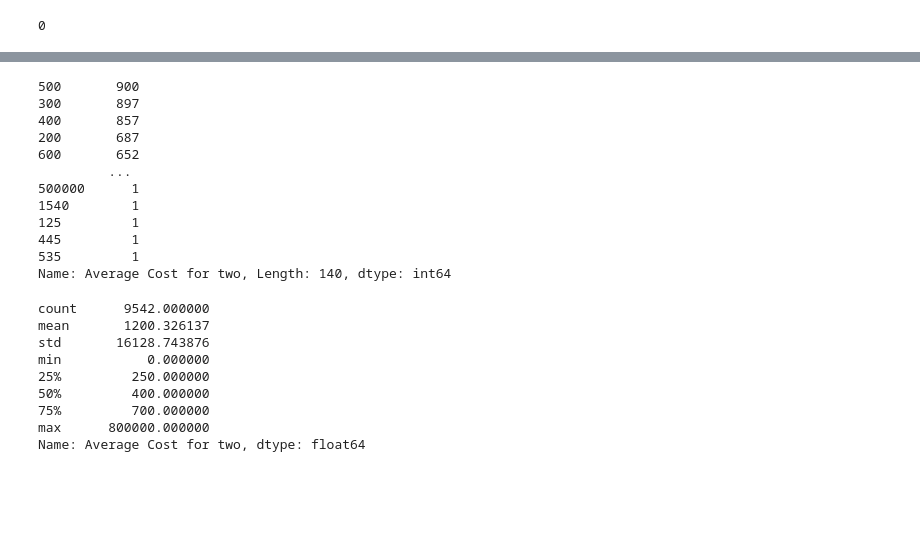
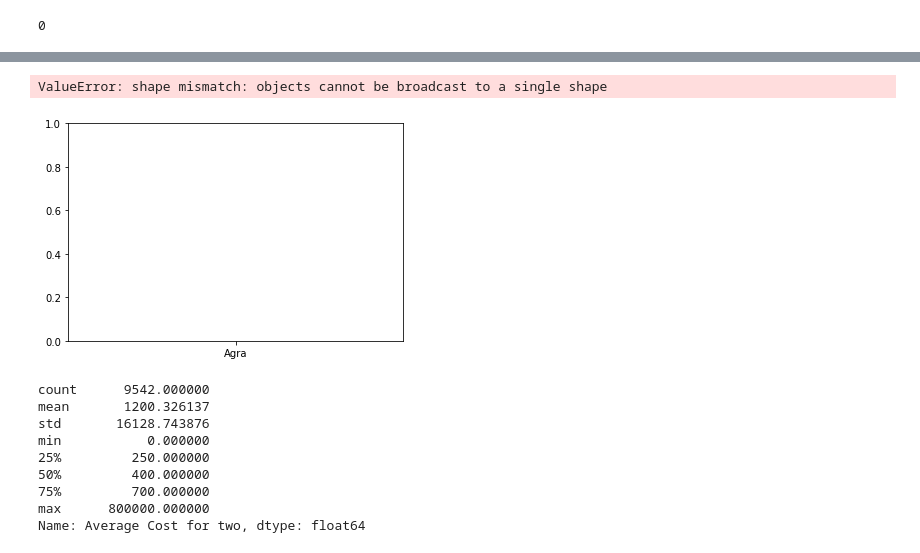
Before and after one commit to kaminithakur1995/pyhton, a Jupyter notebook: Zomato Restaurant.ipynb, the cells around one changed output, grey strips where cells are left out. Cells and saved outputs as stored; diff of their text form; code cells hidden in the pictures; blank space fills up the shorter version.

```diff
--- a/Zomato Restaurant.ipynb
+++ b/Zomato Restaurant.ipynb
@@ -101,18 +148,11 @@ memory usage: 1.1+ MB
 # %%
-zomato['Average Cost for two'].value_counts()
+# zomato[zomato['Country Code']==1]['Average Cost for two'].unique()
+
+# zomato[zomato['Country Code']==1]['City'].unique().tolist()
+plt.bar(zomato[zomato['Country Code']==1]['City'].unique().tolist(),zomato[zomato['Country Code']==1]['Average Cost for two'].unique().tolist())
 # %% [output]
-500       900
-300       897
-400       857
-200       687
-600       652
-         ...
-500000      1
-1540        1
-125         1
-445         1
-535         1
-Name: Average Cost for two, Length: 140, dtype: int64
+ValueError: shape mismatch: objects cannot be broadcast to a single shape
+[figure, added]
 # %%
 zomato['Average Cost for two'].describe()
 # %% [output]
```
Also changed, not shown: parts of 17 cells of this notebook.
